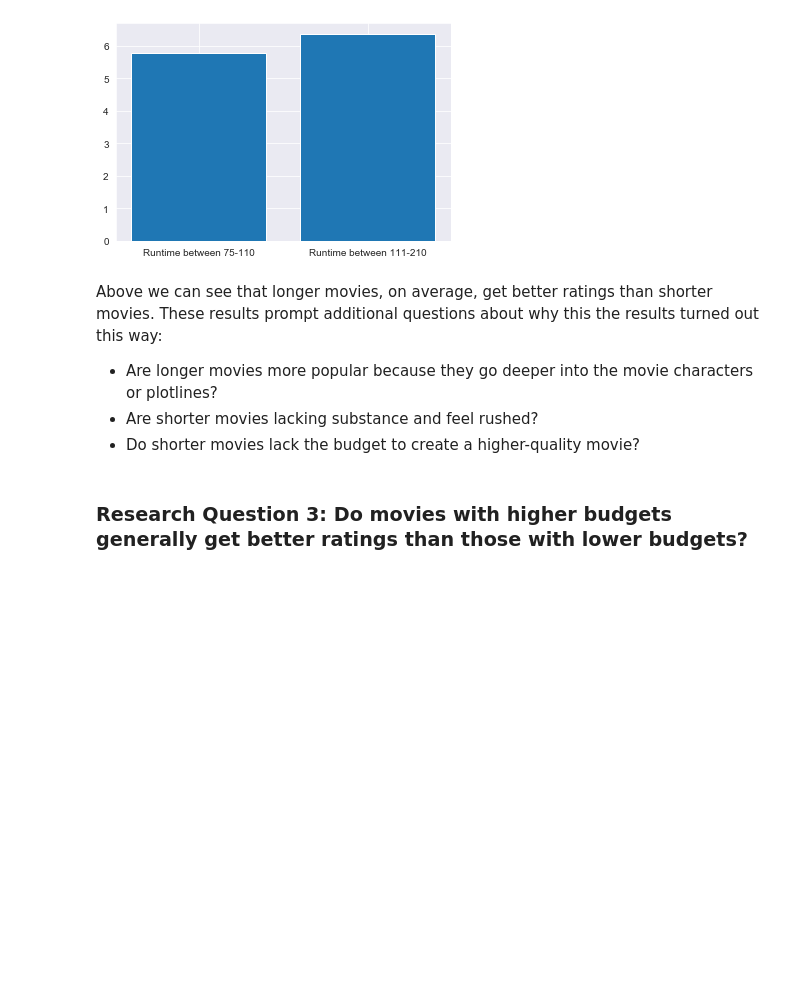
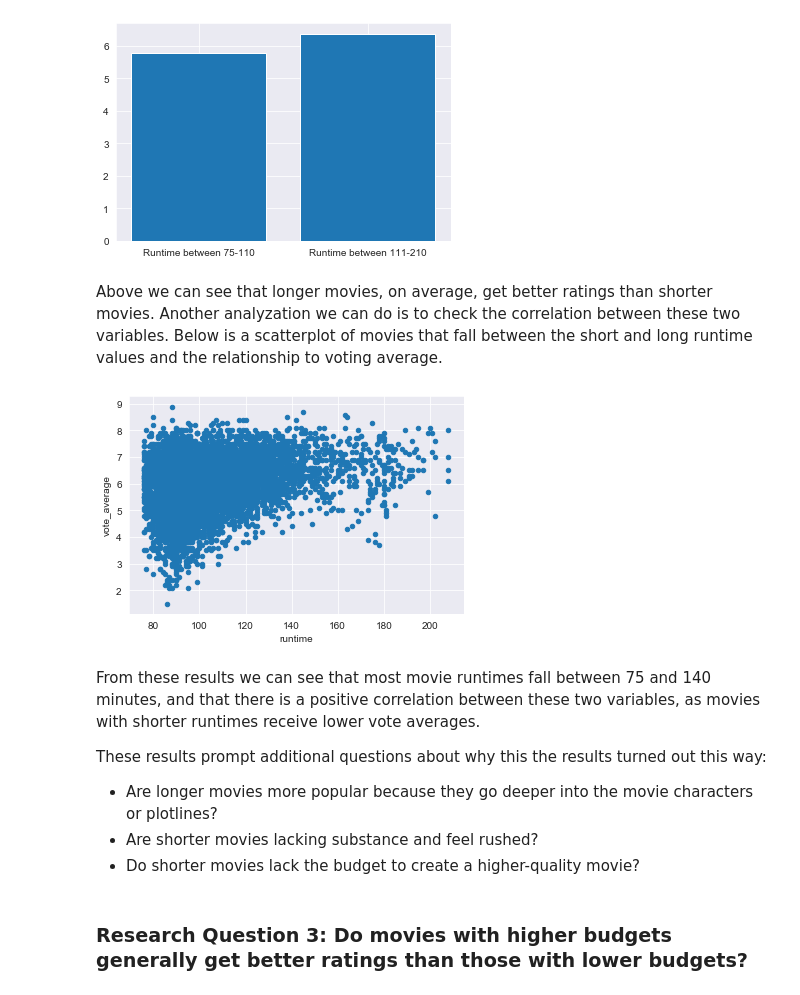
Before and after one commit to PhilipKarns/tmdb_movies, a Jupyter notebook: investigate-tmdb-movie-dataset.ipynb, the cells around one changed output. Drawn from its saved outputs; the diff is of its cells as text; code cells hidden in the pictures; blank space fills up the shorter version.

Commit message:
added conclusions and resources sections, and another plot for question 2

```diff
--- a/investigate-tmdb-movie-dataset.ipynb
+++ b/investigate-tmdb-movie-dataset.ipynb
@@ -413,8 +414,17 @@ shorter_runtime_vote = runtime_lesser.vote_average.mean()
 plt.bar(["Runtime between 75-110", "Runtime between 111-210"], [shorter_runtime_vote, longer_runtime_vote]);
 # %% [output]
 [figure]
+# %% [markdown]
+Above we can see that longer movies, on average, get better ratings than shorter movies. Another analyzation we can do is to check the correlation between these two variables. Below is a scatterplot of movies that fall between the short and long runtime values and the relationship to voting average.
+# %%
+movies_to_plot = df_movies.query('runtime < 210 & runtime > 75')
+movies_to_plot.plot(x='runtime', y='vote_average', kind='scatter');
+# %% [output]
+[figure, added]
 # %% [markdown]
-Above we can see that longer movies, on average, get better ratings than shorter movies. These results prompt additional questions about why this the results turned out this way:
+From these results we can see that most movie runtimes fall between 75 and 140 minutes, and that there is a positive correlation between these two variables, as movies with shorter runtimes receive lower vote averages.
+
+These results prompt additional questions about why this the results turned out this way:
 
 - Are longer movies more popular because they go deeper into the movie characters or plotlines?
 - Are shorter movies lacking substance and feel rushed?
```
Also changed, not shown: parts of 9 cells of this notebook.
